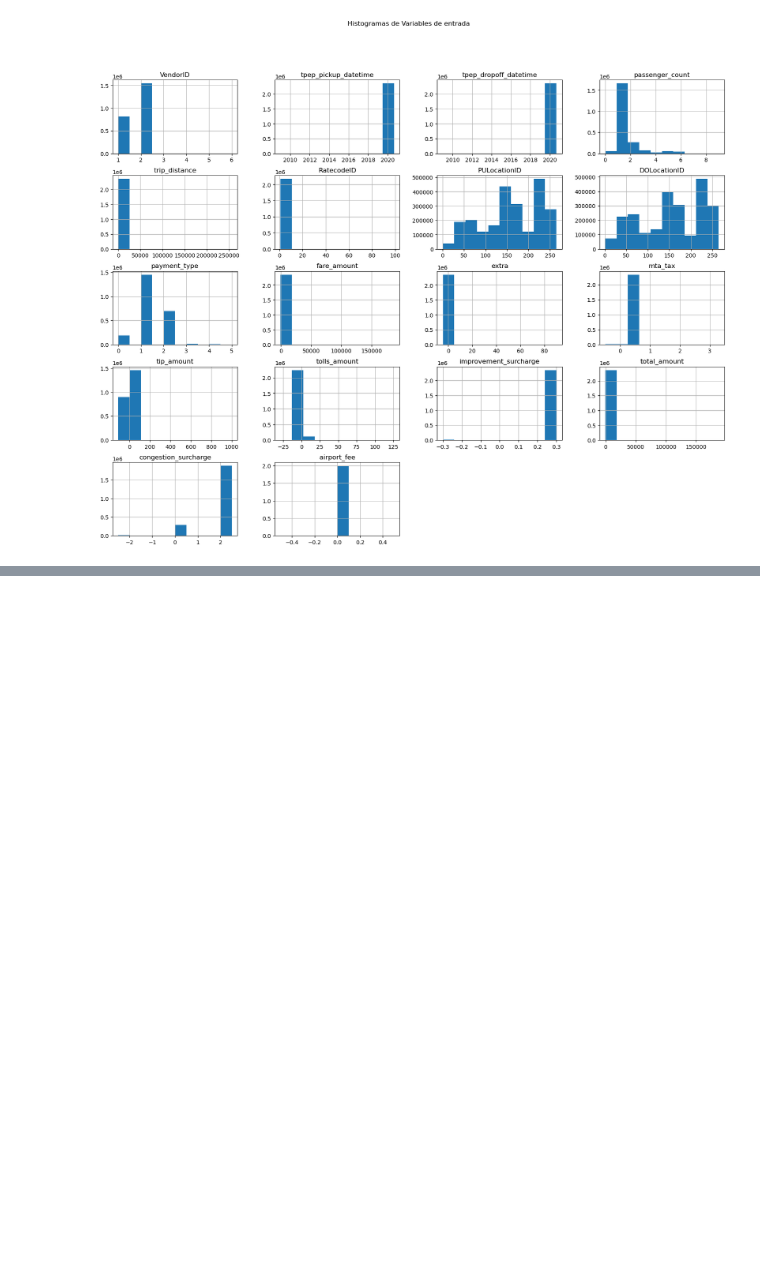
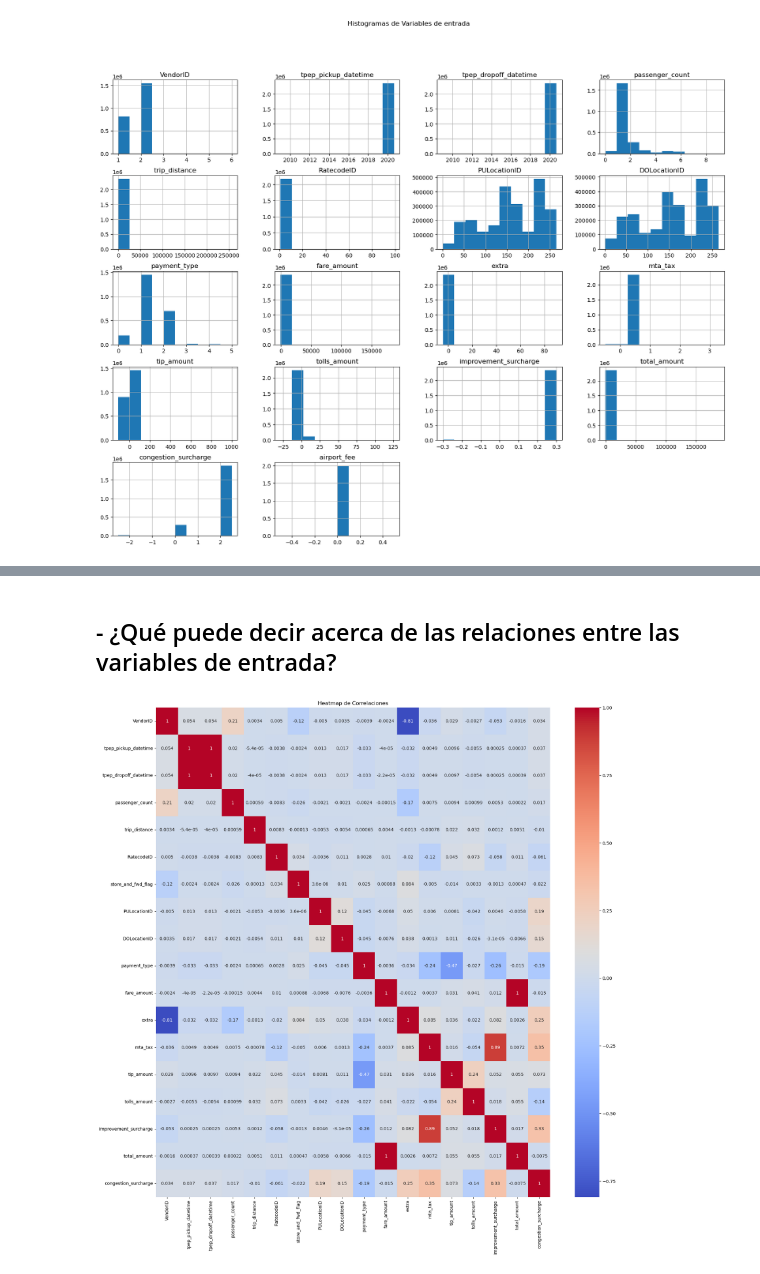
Before and after one commit to christophcharaf/AdD_tpfinal, a Jupyter notebook: tpfinal.ipynb, the cells around one changed output, grey strips where cells are left out. Drawn from its saved outputs; the diff is of its cells as text; code cells hidden in the pictures; blank space fills up the shorter version.

Commit message:
hasta punto 3, correlation matrix

```diff
--- a/tpfinal.ipynb
+++ b/tpfinal.ipynb
@@ -145,0 +224,6 @@ plt.show()
+# %%
+#Eliminar columna
+df.drop(columns=['airport_fee'], inplace=True)
+
+#Validar nuevo dataset sin la columna 'airport_fee'
+df.info()
@@ -145,0 +250,5 @@ plt.show()
+# %%
+#Eliminar valores nulos
+df.dropna(inplace=True)
+#Validar
+df.isnull().sum()
@@ -157,0 +281,11 @@ plt.show()
+# %%
+# Mostrar el DataFrame original
+print("Variable original:")
+print(df['store_and_fwd_flag'].head())
+
+# Convertir 'Y' a 1 y 'N' a 0 usando map
+df['store_and_fwd_flag'] = df['store_and_fwd_flag'].map({'Y': 1, 'N': 0})
+
+# Mostrar el DataFrame convertido
+print("Variable después de la conversión:")
+print(df['store_and_fwd_flag'].head())
@@ -157,0 +307,11 @@ plt.show()
+# %% [markdown]
+## - ¿Qué puede decir acerca de las relaciones entre las variables de entrada?
+# %%
+correlation_matrix = df.corr()
+plt.figure(figsize=(20, 20))
+sns.heatmap(correlation_matrix, annot=True, cmap='coolwarm')
+
+plt.title('Heatmap de Correlaciones')
+plt.show()
+# %% [output]
+[figure, added]
```
Also changed, not shown: parts of 16 cells of this notebook.
